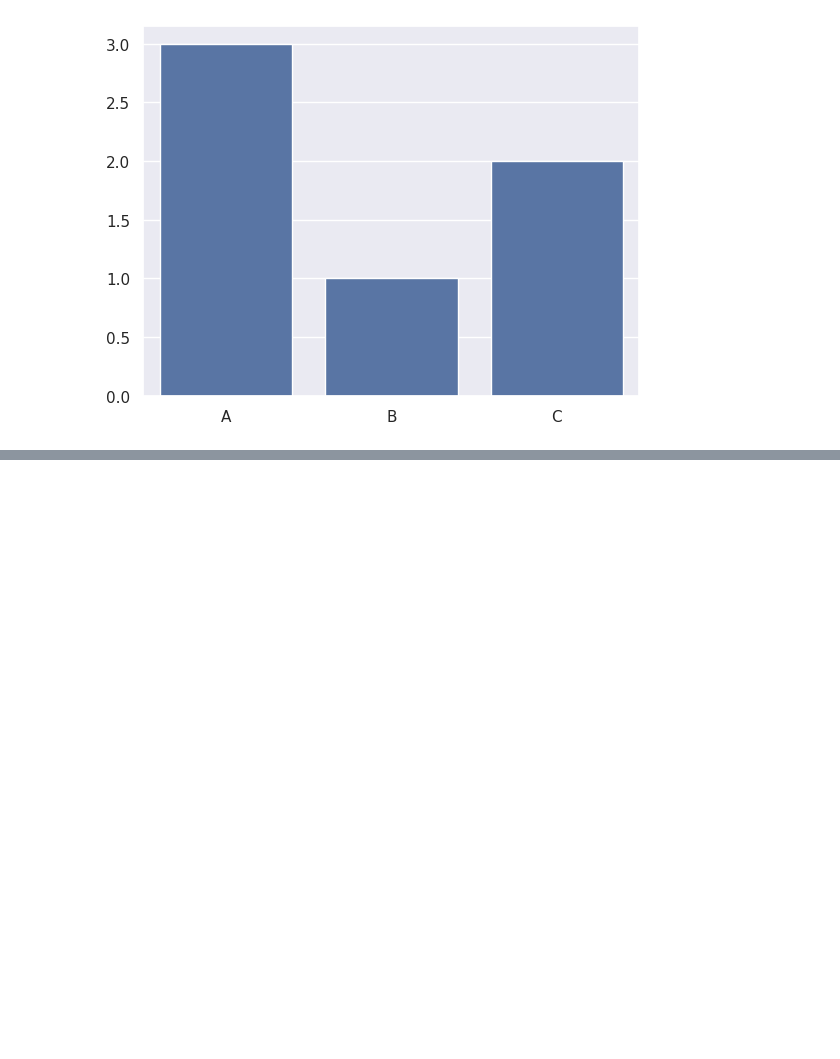
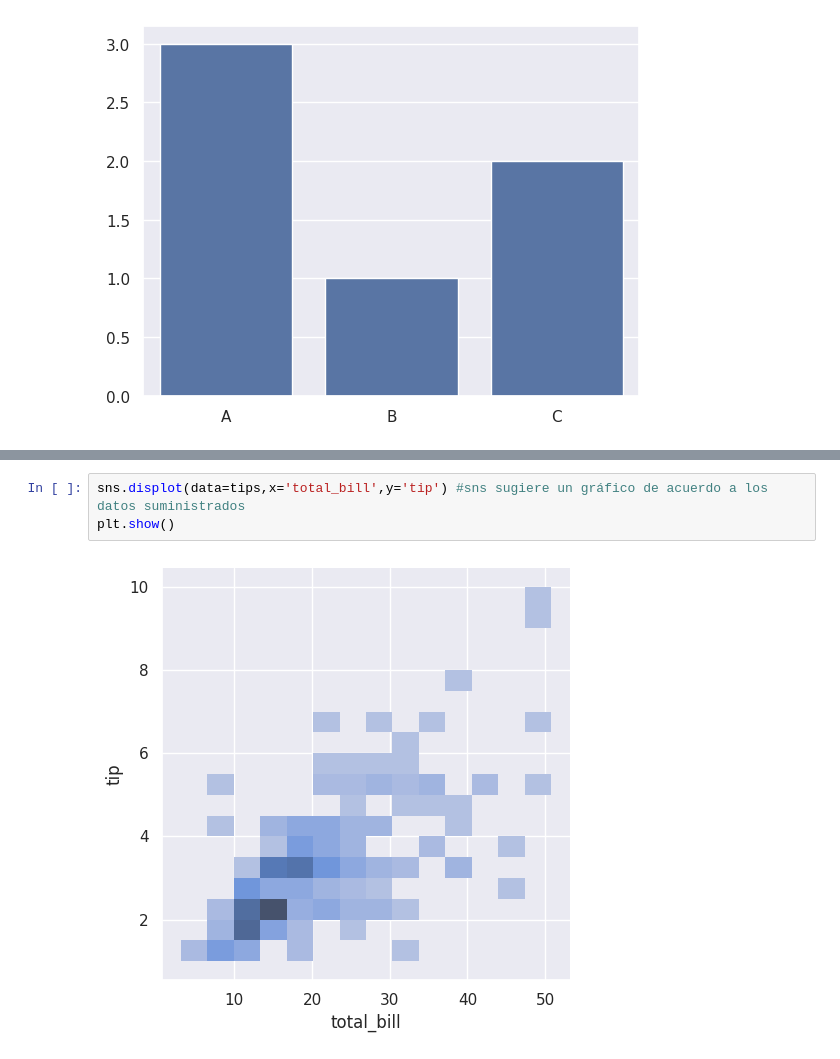
Before and after one commit to feracor/matplotlib_eaborn, a Jupyter notebook: 2_seaborn.ipynb, the cells around one changed output, grey strips where cells are left out. Cells and saved outputs as stored; diff of their text form; blank space fills up the shorter version.

```diff
--- a/2_seaborn.ipynb
+++ b/2_seaborn.ipynb
@@ -43,0 +51,5 @@ WARNING:matplotlib.font_manager:findfont: Font family 'Ariel' not found.
+# %%
+sns.displot(data=tips,x='total_bill',y='tip') #sns sugiere un gráfico de acuerdo a los datos suministrados
+plt.show()
+# %% [output]
+[figure, added]
```
Also changed, not shown: parts of 8 cells of this notebook.
